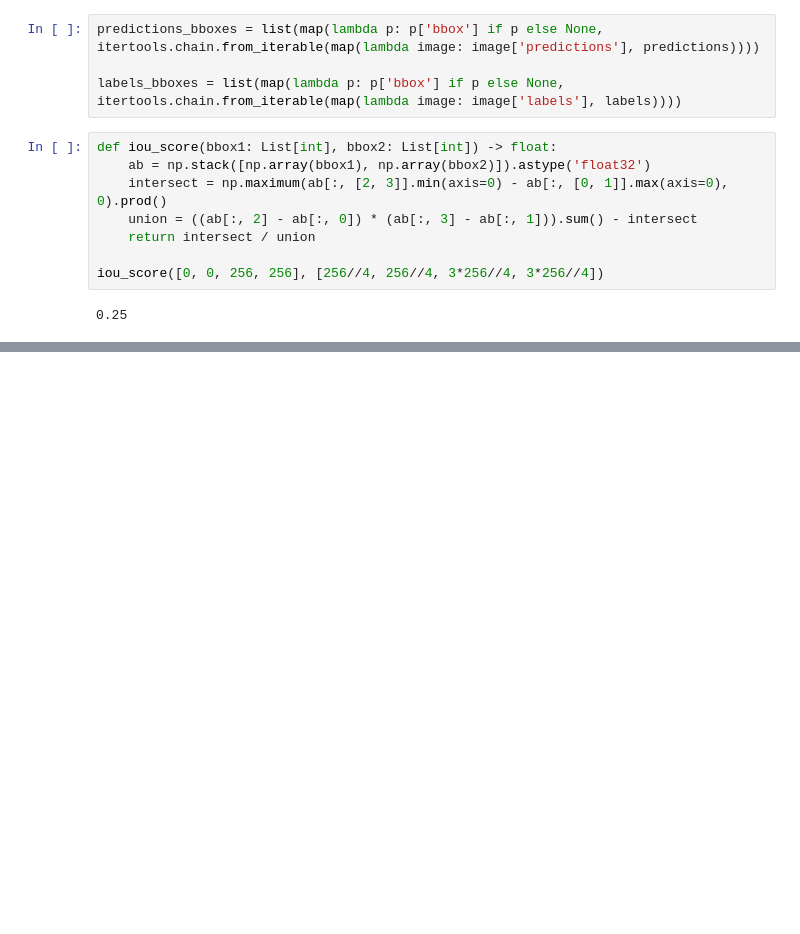
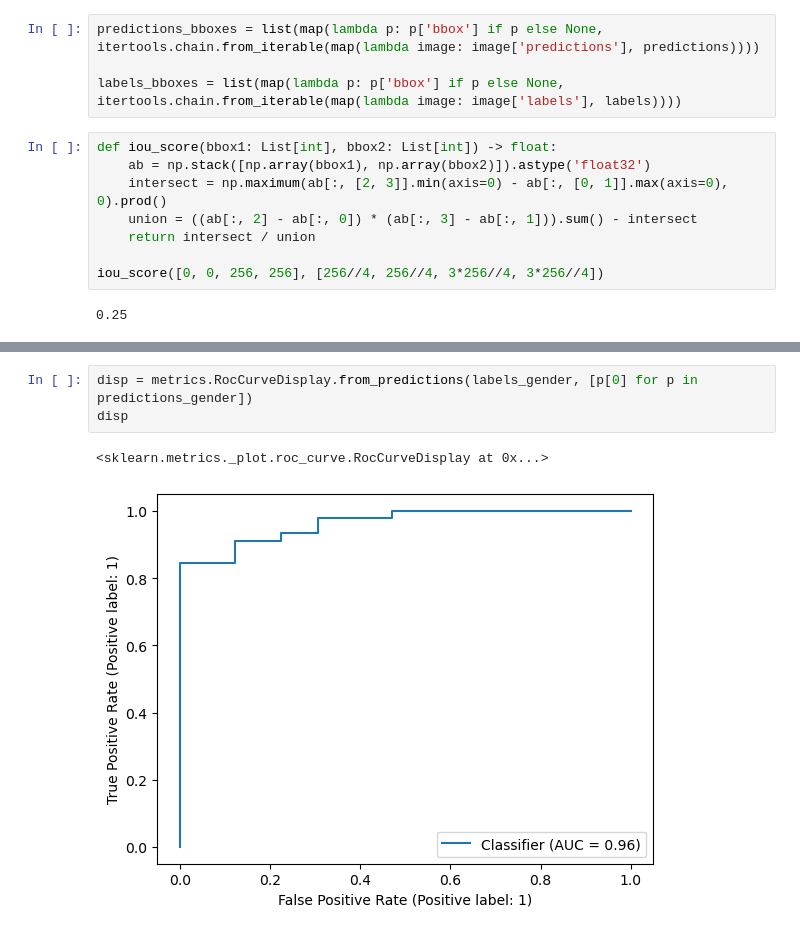
Before and after one commit to TRSS-Research/SAAC, a Jupyter notebook: notebooks/DeepFace Analysis.ipynb, the cells around one changed output, grey strips where cells are left out. Cells and saved outputs as stored; diff of their text form; blank space fills up the shorter version.

```diff
--- a/notebooks/DeepFace Analysis.ipynb
+++ b/notebooks/DeepFace Analysis.ipynb
@@ -229,0 +237,6 @@ disp.plot()
+# %%
+disp = metrics.RocCurveDisplay.from_predictions(labels_gender, [p[0] for p in predictions_gender])
+disp
+# %% [output]
+<sklearn.metrics._plot.roc_curve.RocCurveDisplay at 0x...>
+[figure, added]
```
Also changed, not shown: parts of 24 cells of this notebook, 1 other file.
